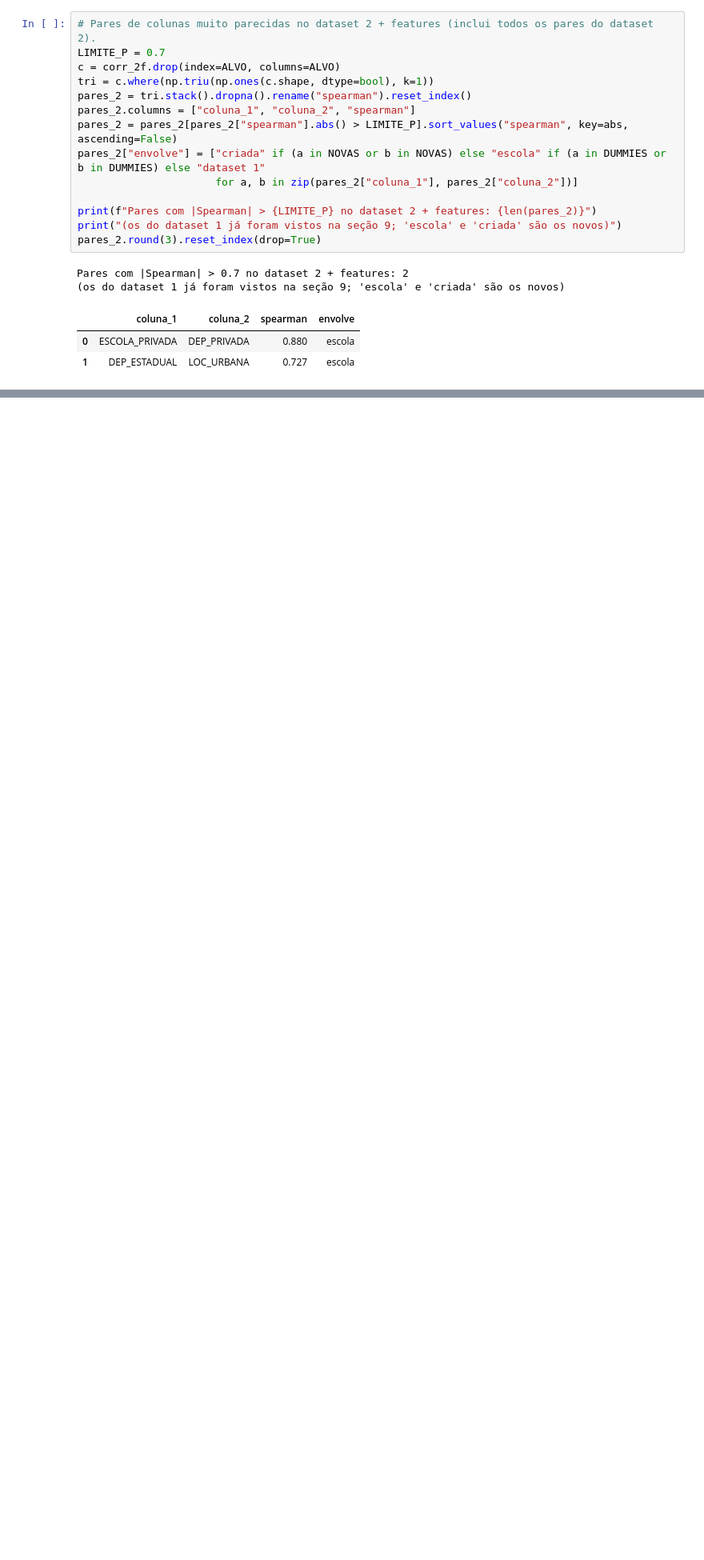
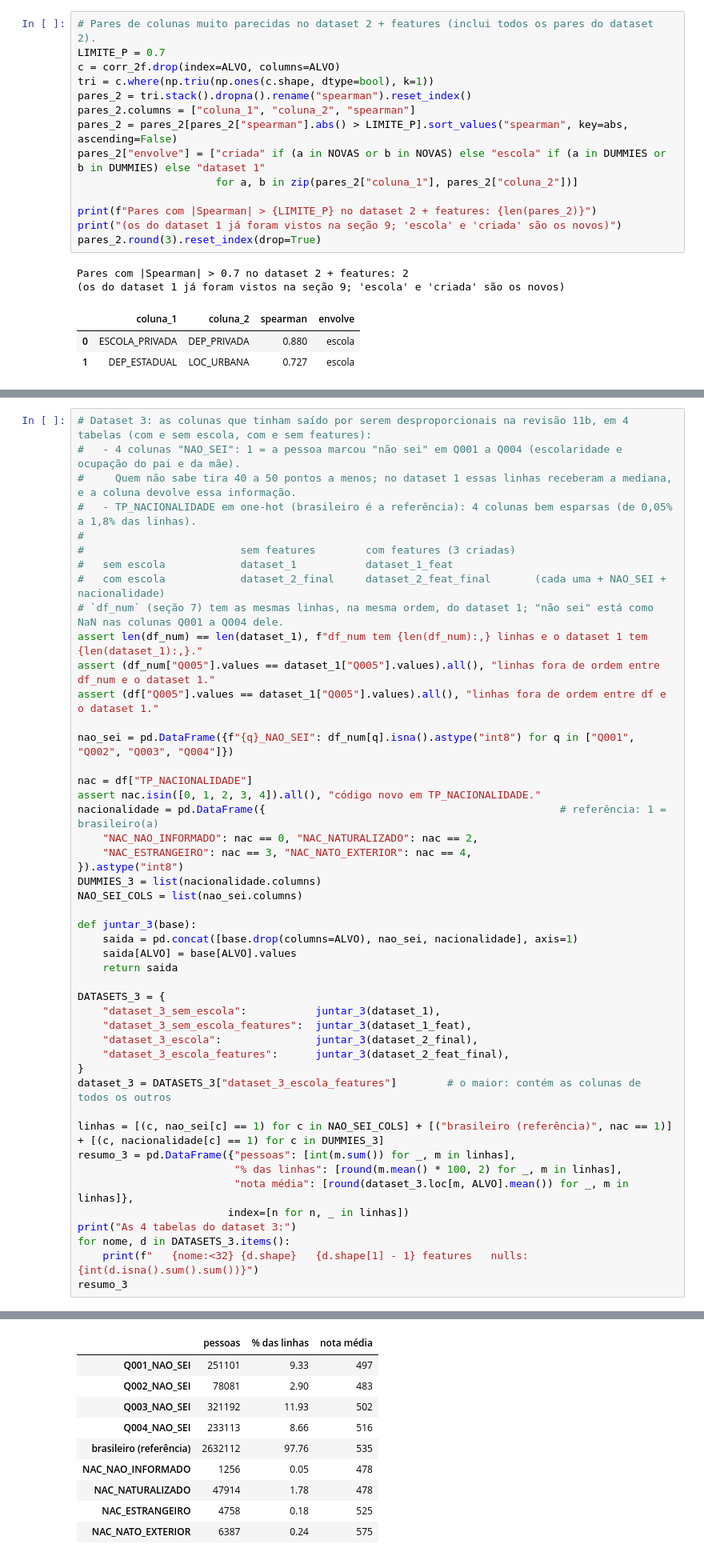
Before and after one commit to Alyra004/ciencia-de-dados-unifor-projeto-2, a Jupyter notebook: notebooks/01-exploracao-filtro.ipynb, the cells around one changed output, grey strips where cells are left out. Shown at 80% size. Saved outputs shown, nothing was run; the diff lists cells and outputs as text; blank space fills up the shorter version.

```diff
--- a/notebooks/01-exploracao-filtro.ipynb
+++ b/notebooks/01-exploracao-filtro.ipynb
@@ -1834,0 +1981,48 @@ info_2f
+# %%
+# Dataset 3: as colunas que tinham saído por serem desproporcionais na revisão 11b, em 4 tabelas (com e sem escola, com e sem features):
+#   - 4 colunas "NAO_SEI": 1 = a pessoa marcou "não sei" em Q001 a Q004 (escolaridade e ocupação do pai e da mãe).
+#     Quem não sabe tira 40 a 50 pontos a menos; no dataset 1 essas linhas receberam a mediana, e a coluna devolve essa informação.
+#   - TP_NACIONALIDADE em one-hot (brasileiro é a referência): 4 colunas bem esparsas (de 0,05% a 1,8% das linhas).
+#
+#                         sem features        com features (3 criadas)
+#   sem escola            dataset_1           dataset_1_feat
+#   com escola            dataset_2_final     dataset_2_feat_final       (cada uma + NAO_SEI + nacionalidade)
+# `df_num` (seção 7) tem as mesmas linhas, na mesma ordem, do dataset 1; "não sei" está como NaN nas colunas Q001 a Q004 dele.
+assert len(df_num) == len(dataset_1), f"df_num tem {len(df_num):,} linhas e o dataset 1 tem {len(dataset_1):,}."
+assert (df_num["Q005"].values == dataset_1["Q005"].values).all(), "linhas fora de ordem entre df_num e o dataset 1."
+assert (df["Q005"].values == dataset_1["Q005"].values).all(), "linhas fora de ordem entre df e o dataset 1."
+
+nao_sei = pd.DataFrame({f"{q}_NAO_SEI": df_num[q].isna().astype("int8") for q in ["Q001", "Q002", "Q003", "Q004"]})
+
+nac = df["TP_NACIONALIDADE"]
+assert nac.isin([0, 1, 2, 3, 4]).all(), "código novo em TP_NACIONALIDADE."
+nacionalidade = pd.DataFrame({                                               # referência: 1 = brasileiro(a)
+    "NAC_NAO_INFORMADO": nac == 0, "NAC_NATURALIZADO": nac == 2,
+    "NAC_ESTRANGEIRO": nac == 3, "NAC_NATO_EXTERIOR": nac == 4,
+}).astype("int8")
+DUMMIES_3 = list(nacionalidade.columns)
+NAO_SEI_COLS = list(nao_sei.columns)
+
+def juntar_3(base):
+    saida = pd.concat([base.drop(columns=ALVO), nao_sei, nacionalidade], axis=1)
+    saida[ALVO] = base[ALVO].values
+    return saida
+
+DATASETS_3 = {
+    "dataset_3_sem_escola":           juntar_3(dataset_1),
+    "dataset_3_sem_escola_features":  juntar_3(dataset_1_feat),
+    "dataset_3_escola":               juntar_3(dataset_2_final),
+    "dataset_3_escola_features":      juntar_3(dataset_2_feat_final),
+}
+dataset_3 = DATASETS_3["dataset_3_escola_features"]        # o maior: contém as colunas de todos os outros
+
+linhas = [(c, nao_sei[c] == 1) for c in NAO_SEI_COLS] + [("brasileiro (referência)", nac == 1)] + [(c, nacionalidade[c] == 1) for c in DUMMIES_3]
+resumo_3 = pd.DataFrame({"pessoas": [int(m.sum()) for _, m in linhas],
+                         "% das linhas": [round(m.mean() * 100, 2) for _, m in linhas],
+                         "nota média": [round(dataset_3.loc[m, ALVO].mean()) for _, m in linhas]},
+                        index=[n for n, _ in linhas])
+print("As 4 tabelas do dataset 3:")
+for nome, d in DATASETS_3.items():
+    print(f"   {nome:<32} {d.shape}   {d.shape[1] - 1} features   nulls: {int(d.isna().sum().sum())}")
+resumo_3
+# %% [output]
@@ -1834,0 +2034,10 @@ info_2f
+|  | pessoas | % das linhas | nota média |
+| Q001_NAO_SEI | 251101 | 9.33 | 497 |
+| Q002_NAO_SEI | 78081 | 2.90 | 483 |
+| Q003_NAO_SEI | 321192 | 11.93 | 502 |
+| Q004_NAO_SEI | 233113 | 8.66 | 516 |
+| brasileiro (referência) | 2632112 | 97.76 | 535 |
+| NAC_NAO_INFORMADO | 1256 | 0.05 | 478 |
+| NAC_NATURALIZADO | 47914 | 1.78 | 478 |
+| NAC_ESTRANGEIRO | 4758 | 0.18 | 525 |
+| NAC_NATO_EXTERIOR | 6387 | 0.24 | 575 |
```
Also changed, not shown: parts of 11 cells of this notebook, 43 other files.
